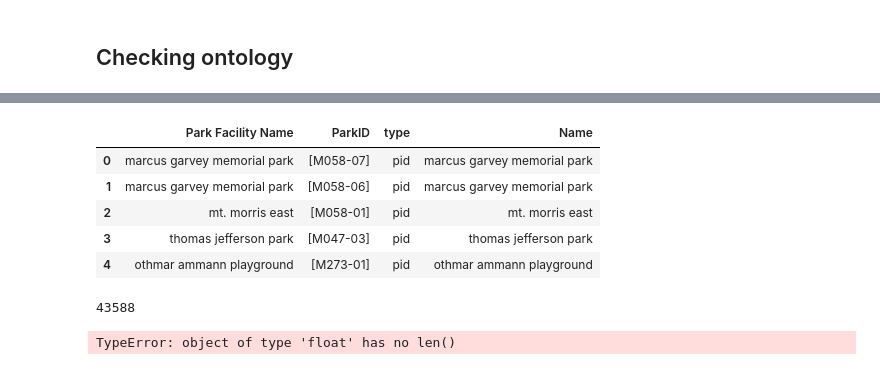
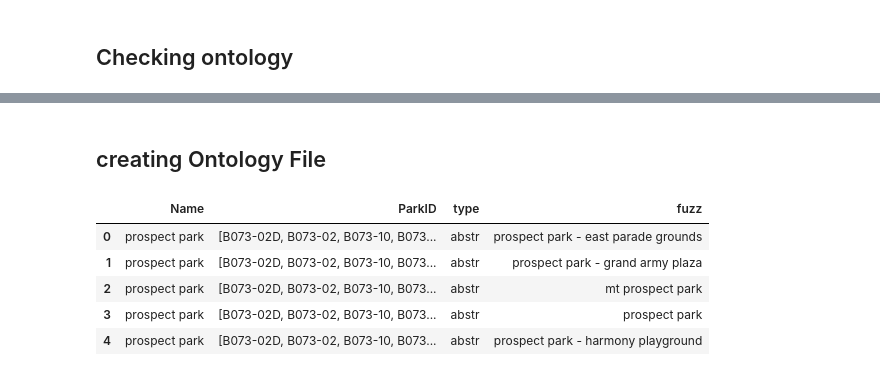
Before and after one commit to gdobler/parqa, a Jupyter notebook: 311/ONTOLOGY/4_311_calls_to_PropertyID.ipynb, the cells around one changed output, grey strips where cells are left out. Drawn from its saved outputs; the diff is of its cells as text; code cells hidden in the pictures.

```diff
--- a/311/ONTOLOGY/4_311_calls_to_PropertyID.ipynb
+++ b/311/ONTOLOGY/4_311_calls_to_PropertyID.ipynb
@@ -228,7 +239,0 @@ onto2.fuzname[pd.isnull(onto2.fuzname)] = onto2.Name[pd.isnull(onto2.fuzname)]
-# %%
-### edit Onto
-onto2.fuzname[onto2.Name.str.contains('mccarren park')] = 'mccarren park'
-onto2.fuzname[onto2.fuzname.str.contains('hunt')] = 'hunts point riverside park'
-onto2.fuzname[onto2.fuzname.str.contains('waring')] = 'waring plgd'
-onto2.fuzname[onto2.fuzname.str.contains('red hook')] = 'red hook park'
-onto2.fuzname[onto2.fuzname.str.contains('rockaway beach and boardwalk')] = 'rockaway beach boardwalk'
@@ -244,2 +240,2 @@ onto2.head()
 # %%
-onto2.rename(inplace=1, columns={'fuzname':'Park Facility Name','newName':'Name'})
+onto2.rename(inplace=1, columns={'newName':'Name'})
@@ -246,3 +294,5 @@ onto2.rename(inplace=1, columns={'fuzname':'Park Facility Name','newName':'Name'
+# %%
+fuzzyNames['fuzz'] = cleanNames(fuzzyNames['Park Facility Name'])
 # %% [markdown]
 ## Checking ontology
 # %%
@@ -273,9 +327,13 @@ x[(pd.isnull(x.ParkID))&(x['Park Facility Name'].str.contains('park'))].sort_val
+# %% [markdown]
+## creating Ontology File
+# %%
+ontology =  onto2.merge(fuzzyNames, how='left', on='fuzz')
 # %%
-onto2.head()
+ontology.head()
 # %% [output]
-|  | Park Facility Name | ParkID | type | Name |
-| 0 | marcus garvey memorial park | [M058-07] | pid | marcus garvey memorial park |
-| 1 | marcus garvey memorial park | [M058-06] | pid | marcus garvey memorial park |
-| 2 | mt. morris east | [M058-01] | pid | mt. morris east |
-| 3 | thomas jefferson park | [M047-03] | pid | thomas jefferson park |
-| 4 | othmar ammann playground | [M273-01] | pid | othmar ammann playground |
+|  | Name | ParkID | type | fuzz |
+| 0 | prospect park | [B073-02D, B073-02, B073-10, B073... | abstr | prospect park - east parade grounds |
+| 1 | prospect park | [B073-02D, B073-02, B073-10, B073... | abstr | prospect park - grand army plaza |
+| 2 | prospect park | [B073-02D, B073-02, B073-10, B073... | abstr | mt prospect park |
+| 3 | prospect park | [B073-02D, B073-02, B073-10, B073... | abstr | prospect park |
+| 4 | prospect park | [B073-02D, B073-02, B073-10, B073... | abstr | prospect park - harmony playground |
@@ -285,10 +344,0 @@ calls3 = calls2.merge(onto2[['Park Facility Name','ParkID']], on='Park Facility
-# %%
-len(calls3[pd.notnull(calls3.ParkID)])
-# %% [output]
-43588
-# %%
-### randomly chosen ParkID in the list
-
-calls3['rParkID'] = calls3['ParkID'].apply(lambda x: random.choice(x))
-# %% [output]
-TypeError: object of type 'float' has no len()
```
Also changed, not shown: parts of 24 cells of this notebook, 17 other files.
